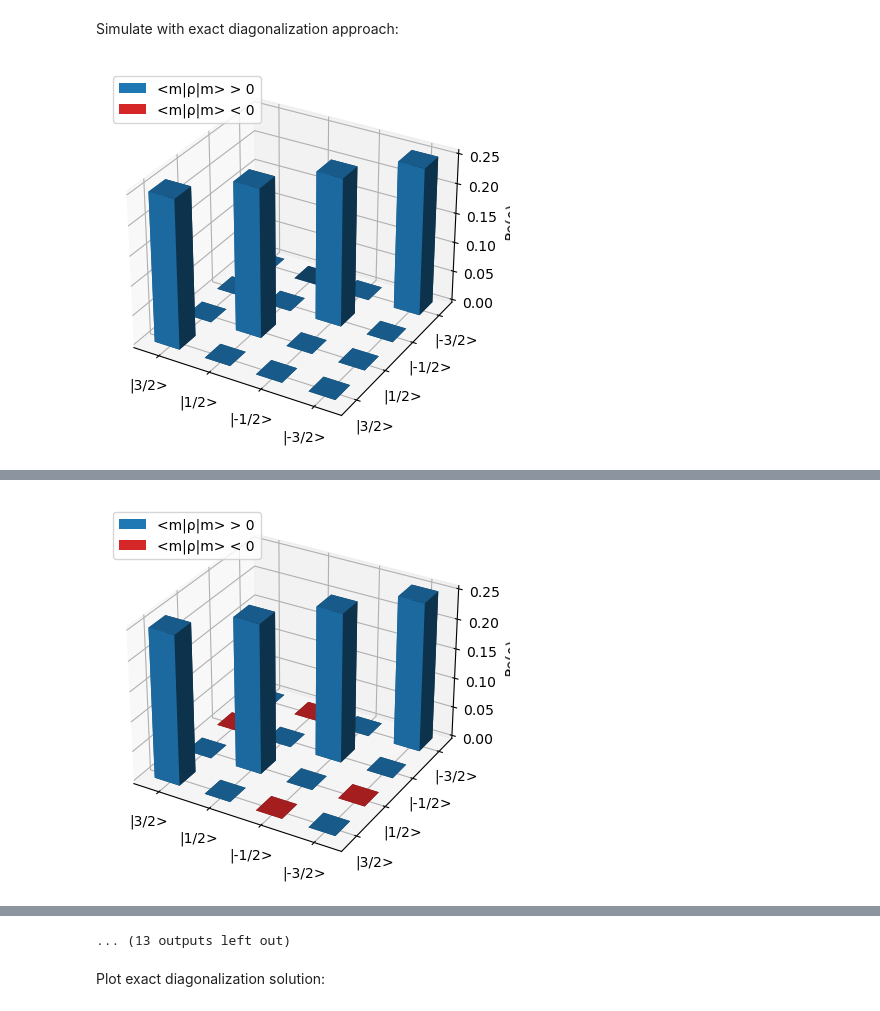
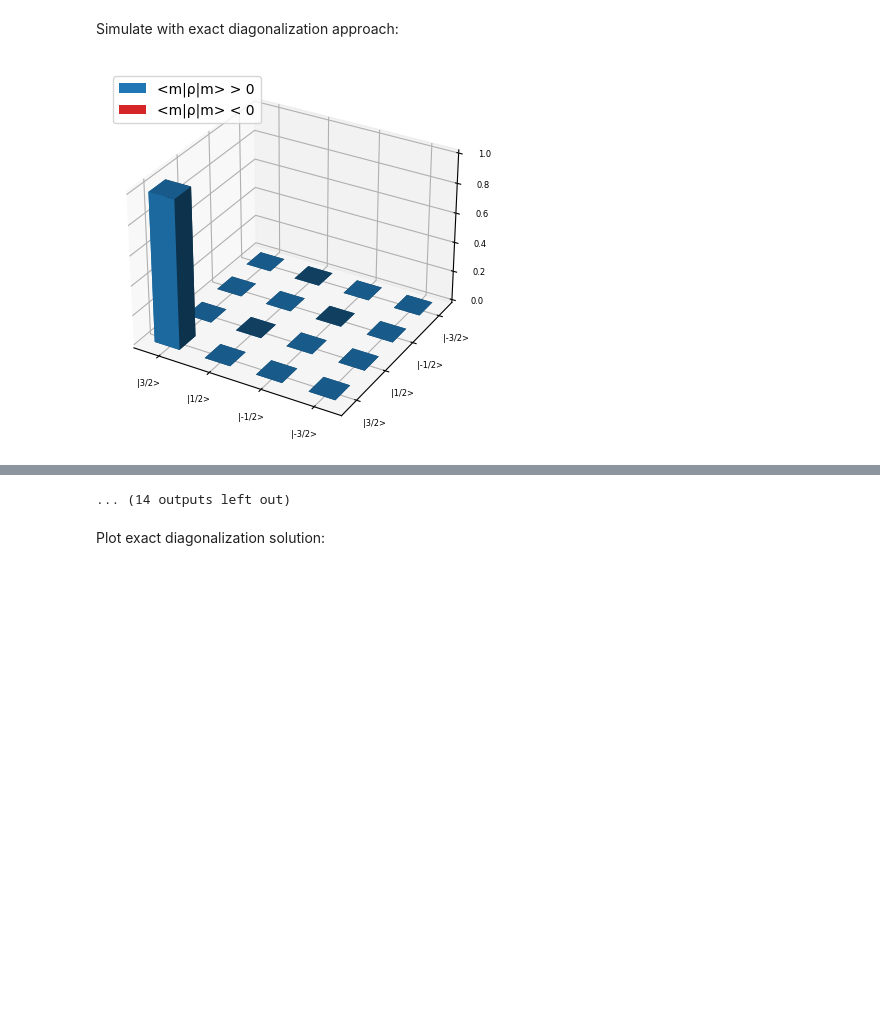
Before and after one commit to vemiBGH/PULSEE, a Jupyter notebook: demos/Quadrupolar_Coupling_Demo_PULSEE_3Solvers.ipynb, the cells around one changed output, grey strips where cells are left out. Saved outputs shown, nothing was run; the diff lists cells and outputs as text; code cells hidden in the pictures; blank space fills up the shorter version.

```diff
--- a/demos/Quadrupolar_Coupling_Demo_PULSEE_3Solvers.ipynb
+++ b/demos/Quadrupolar_Coupling_Demo_PULSEE_3Solvers.ipynb
@@ -27,6 +27,8 @@ spin_par = {'quantum number' : qn,
 zeem_par = {'field magnitude' : B0,
         'theta_z' : 0,
         'phi_z' : 0}
+
+pulse_time = 2 / (4 * 3 * gr * B1)
 # %%
 etas = np.linspace(0, 1, 2)
 # %% [markdown]
@@ -50,8 +52,8 @@ def simulate(solver):
                     'gamma_q' : 0.,
                     'order' : 0}
 
-        mode = pd.DataFrame([( B0 * gr, B1, 0., np.pi/2, 0)],
-                            columns=['frequency', 'amplitude', 'phase', 'theta_p', 'phi_p'], )
+        mode = pd.DataFrame([( B0 * gr, B1, 0., np.pi/2, 0, pulse_time)],
+                            columns=['frequency', 'amplitude', 'phase', 'theta_p', 'phi_p', 'pulse_time'], )
 
         spin, h_unperturbed, dm_initial = nuclear_system_setup(spin_par, quad_par=quad_par,
                                             zeem_par=zeem_par, initial_state='canonical', temperature=1e-1)
@@ -61,14 +63,13 @@ def simulate(solver):
 #         print(np.round(dm_initial.full(), 3))
         opts = Options(atol=1e-12, rtol=1e-16, rhs_reuse=False, nsteps=20000)
         dm_evolved = evolve(spin, h_unperturbed, dm_initial, solver=solver, \
-                            mode=mode, pulse_time = 2 / (4 * 3 * gr * B1), \
-                            picture='IP', n_points=60, opts=opts, order=1)
+                            mode=mode, picture='IP', n_points=60, opts=opts, order=1)
 
         print('Evolved_state')
         fig = plot_real_part_density_matrix(dm_evolved)
 #         print(np.round(dm_evolved.full(), 3))
         t, FID = FID_signal(spin, h_unperturbed, dm_evolved, acquisition_time=800, \
-                            T2=100, reference_frequency=0, n_points=5)
+                            T2=100, ref_freq=0, n_points=5)
 
         f, ft = fourier_transform_signal(FID, t, padding=2)
         fts.append([eta, f, ft, t, FID])
@@ -181,31 +222,31 @@ Simulate with exact diagonalization approach:
 # %%
 fts_ed = []
 
 for eta in etas:
 	quad_par = {'coupling constant' : e2qQ,
 				'asymmetry parameter' : eta,
 				'alpha_q' : 0.,
 				'beta_q' : np.pi/2,
 				'gamma_q' : 0.,
 				'order' : 0}
 
 	spin, h_unperturbed, dm_initial = nuclear_system_setup(spin_par, quad_par=quad_par,
-										zeem_par=zeem_par, initial_state='canonical', temperature=1e-1)
+										zeem_par=zeem_par, initial_state='canonical', temperature=1e-5)
 	fig = plot_real_part_density_matrix(dm_initial)
 
 	t = np.linspace(0, 800, 5*800) # 50 second acquisition time, 1000 data points
 
 	iz, ix, iy = (spin.I['z'], spin.I['x'], spin.I['y'])
 
 	rot_dm = apply_rot_pulse(dm_initial, np.pi/2, ix) # rotate about x axis
-	dm_evolved, e_ops = ed_evolve(h_unperturbed, rot_dm, spin, t, e_ops=[], fid=True, par=True, T2=100)
+	dm_evolved, e_ops = ed_evolve(h_unperturbed, rot_dm, spin, t, e_ops=[], fid=True, parallel=True, T2=100)
 	fig = plot_real_part_density_matrix(dm_evolved)
 	FID = e_ops[0]
 
 	f, ft = fourier_transform_signal(FID, t, padding=0)
 	fts_ed.append([eta, f, ft, t, FID])
 # %% [output]
-[figure, old version]
+[figure, new version]
 [interactive output not drawn]
 [interactive output not drawn]
 [interactive output not drawn]
@@ -216,4 +257,3 @@ for eta in etas:
 [interactive output not drawn]
 [interactive output not drawn]
 [interactive output not drawn]
-[figure, removed]
@@ -220,4 +261,4 @@ for eta in etas:
-... (13 outputs left out)
+... (14 outputs left out)
 # %% [markdown]
 Plot exact diagonalization solution:
 # %%
```
Also changed, not shown: parts of 10 cells of this notebook, 3 other files.
